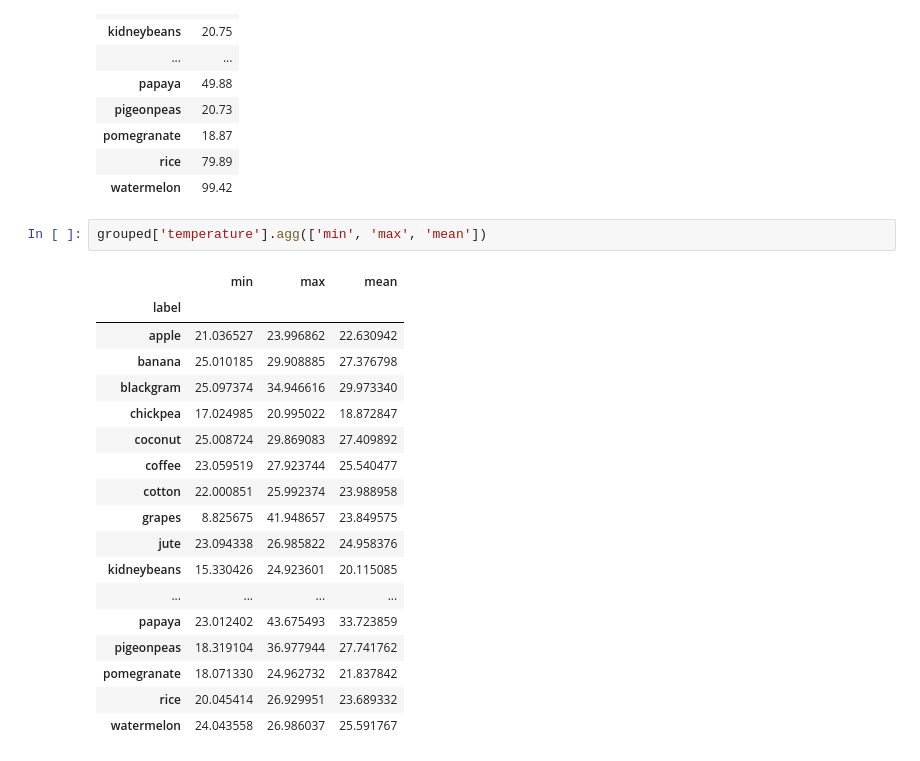
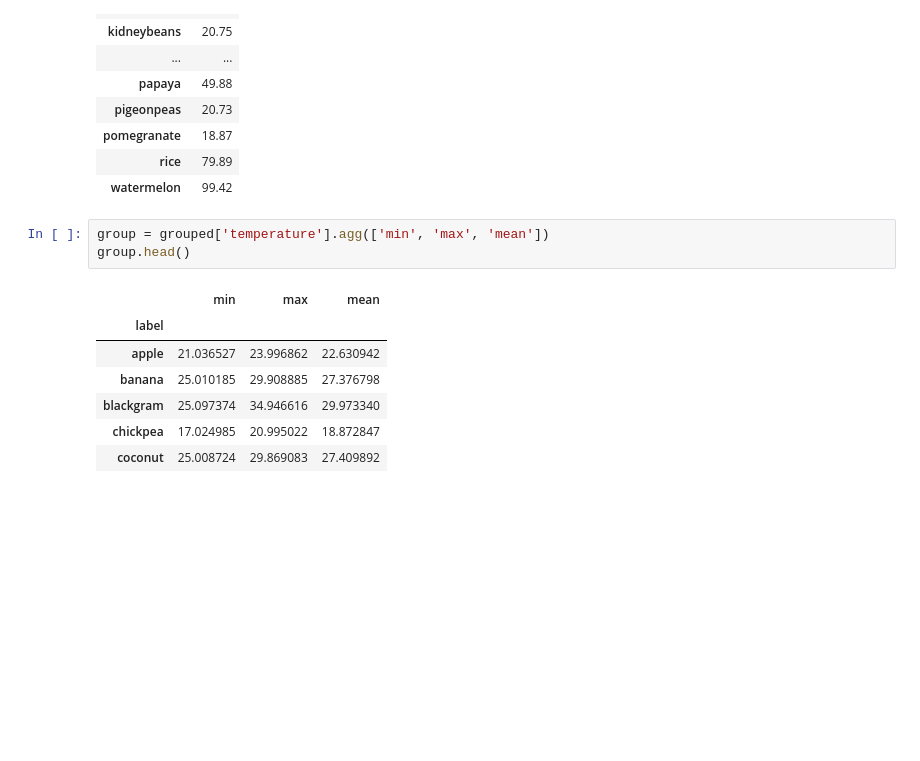
Before and after one commit to upflairs-pvt-ltd/1st_june_data_science, a Jupyter notebook: Farmer_project/Untitled.ipynb, the cells around one changed output. Cells and saved outputs as stored; diff of their text form; blank space fills up the shorter version.

```diff
--- a/Farmer_project/Untitled.ipynb
+++ b/Farmer_project/Untitled.ipynb
@@ -118,23 +118,13 @@ grouped[['N']].mean()
 | rice | 79.89 |
 | watermelon | 99.42 |
 # %%
-grouped['temperature'].agg(['min', 'max', 'mean'])
+group = grouped['temperature'].agg(['min', 'max', 'mean'])
+group.head()
 # %% [output]
 |  | min | max | mean |
 | label |  |  |  |
 | apple | 21.036527 | 23.996862 | 22.630942 |
 | banana | 25.010185 | 29.908885 | 27.376798 |
 | blackgram | 25.097374 | 34.946616 | 29.973340 |
 | chickpea | 17.024985 | 20.995022 | 18.872847 |
 | coconut | 25.008724 | 29.869083 | 27.409892 |
-| coffee | 23.059519 | 27.923744 | 25.540477 |
-| cotton | 22.000851 | 25.992374 | 23.988958 |
-| grapes | 8.825675 | 41.948657 | 23.849575 |
-| jute | 23.094338 | 26.985822 | 24.958376 |
-| kidneybeans | 15.330426 | 24.923601 | 20.115085 |
-| ... | ... | ... | ... |
-| papaya | 23.012402 | 43.675493 | 33.723859 |
-| pigeonpeas | 18.319104 | 36.977944 | 27.741762 |
-| pomegranate | 18.071330 | 24.962732 | 21.837842 |
-| rice | 20.045414 | 26.929951 | 23.689332 |
-| watermelon | 24.043558 | 26.986037 | 25.591767 |
```
Also changed, not shown: parts of 33 cells of this notebook, 4 other files.
